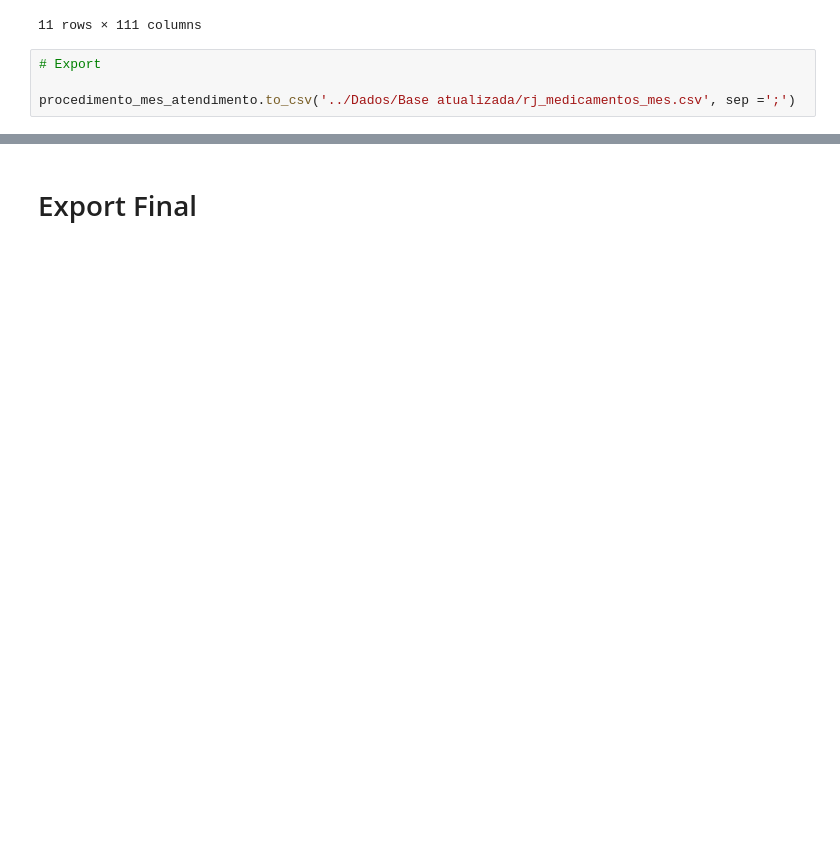
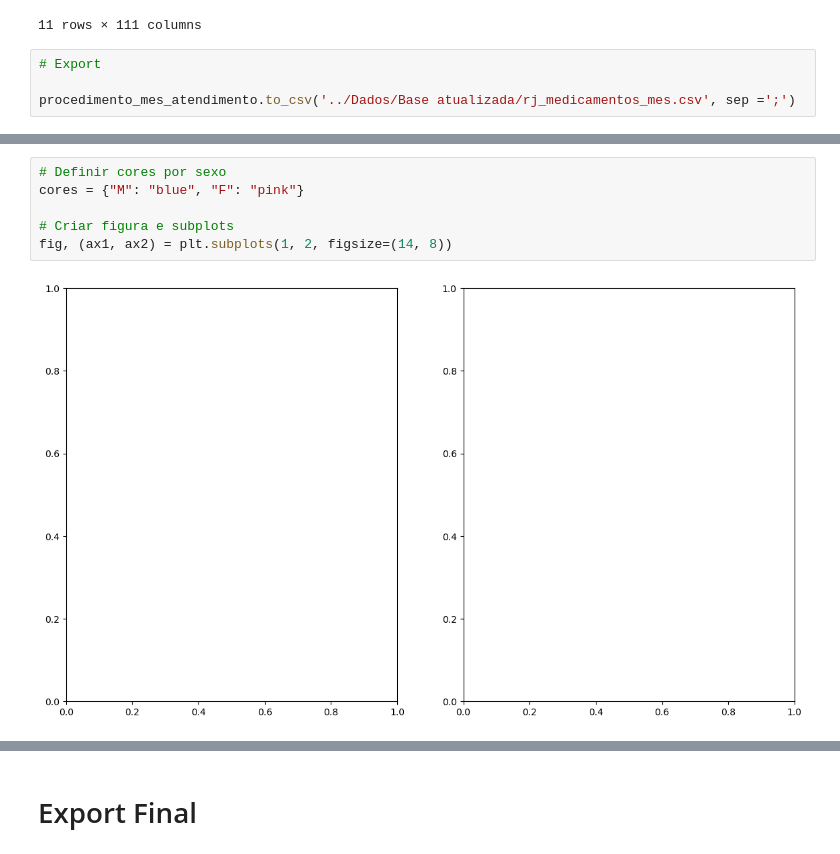
Before and after one commit to TiamatCod3/tcc-canabidiol, a Jupyter notebook: Notebooks/Tratamento_dos_Dados.ipynb, the cells around one changed output, grey strips where cells are left out. Drawn from its saved outputs; the diff is of its cells as text; blank space fills up the shorter version.

```diff
--- a/Notebooks/Tratamento_dos_Dados.ipynb
+++ b/Notebooks/Tratamento_dos_Dados.ipynb
@@ -740,0 +735,8 @@ merged_df
+# %%
+# Definir cores por sexo
+cores = {"M": "blue", "F": "pink"}
+
+# Criar figura e subplots
+fig, (ax1, ax2) = plt.subplots(1, 2, figsize=(14, 8))
+# %% [output]
+[figure, added]
```
Also changed, not shown: parts of 32 cells of this notebook, 3 other files.
